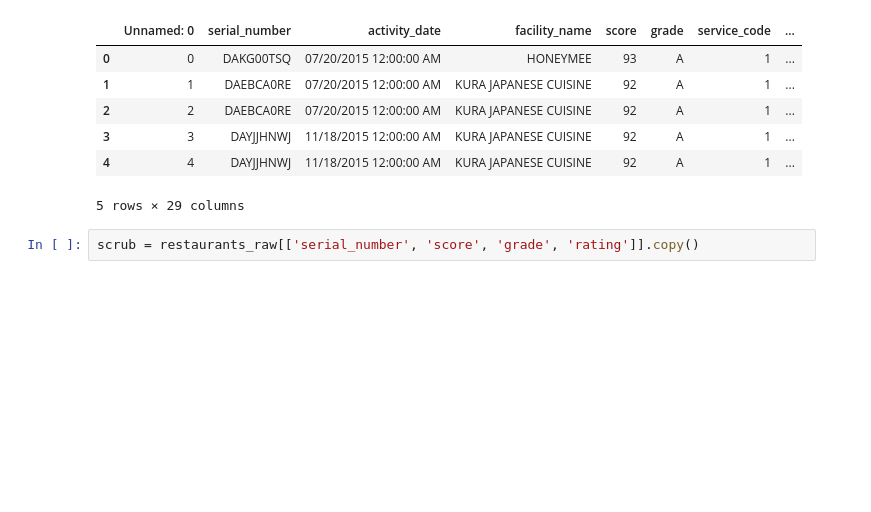
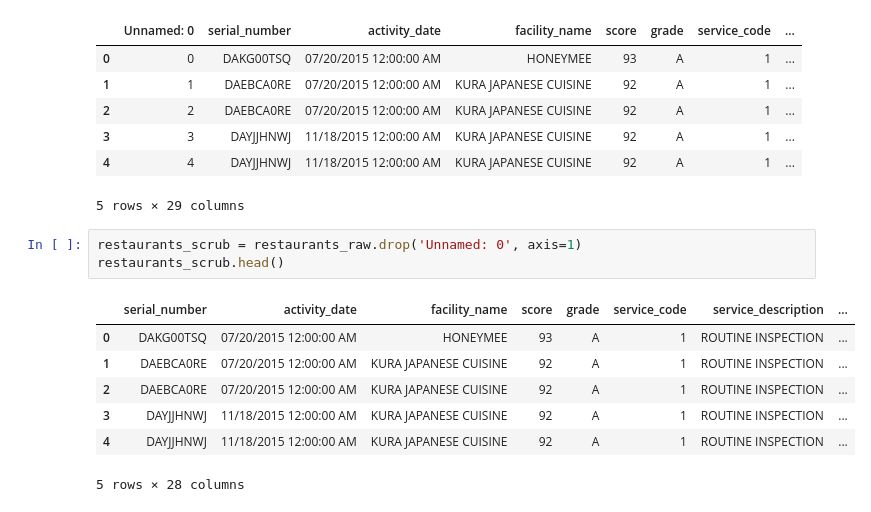
Before and after one commit to bagussoeprapto/yelp-i-got-food-poisoning, a Jupyter notebook: stat_exploration/StatPlay.ipynb, the cells around one changed output. Drawn from its saved outputs; the diff is of its cells as text; blank space fills up the shorter version.

```diff
--- a/stat_exploration/StatPlay.ipynb
+++ b/stat_exploration/StatPlay.ipynb
@@ -16,5 +16,14 @@ restaurants_raw.head()
 | 3 | 3 | DAYJJHNWJ | 11/18/2015 12:00:00 AM | KURA JAPANESE CUISINE | 92 | A | 1 | ... |
 | 4 | 4 | DAYJJHNWJ | 11/18/2015 12:00:00 AM | KURA JAPANESE CUISINE | 92 | A | 1 | ... |
 5 rows × 29 columns
-# %%
-scrub = restaurants_raw[['serial_number', 'score', 'grade', 'rating']].copy()
+# %%
+restaurants_scrub = restaurants_raw.drop('Unnamed: 0', axis=1)
+restaurants_scrub.head()
+# %% [output]
+|  | serial_number | activity_date | facility_name | score | grade | service_code | service_description | ... |
+| 0 | DAKG00TSQ | 07/20/2015 12:00:00 AM | HONEYMEE | 93 | A | 1 | ROUTINE INSPECTION | ... |
+| 1 | DAEBCA0RE | 07/20/2015 12:00:00 AM | KURA JAPANESE CUISINE | 92 | A | 1 | ROUTINE INSPECTION | ... |
+| 2 | DAEBCA0RE | 07/20/2015 12:00:00 AM | KURA JAPANESE CUISINE | 92 | A | 1 | ROUTINE INSPECTION | ... |
+| 3 | DAYJJHNWJ | 11/18/2015 12:00:00 AM | KURA JAPANESE CUISINE | 92 | A | 1 | ROUTINE INSPECTION | ... |
+| 4 | DAYJJHNWJ | 11/18/2015 12:00:00 AM | KURA JAPANESE CUISINE | 92 | A | 1 | ROUTINE INSPECTION | ... |
+5 rows × 28 columns
```
Also changed, not shown: parts of 9 cells of this notebook.
